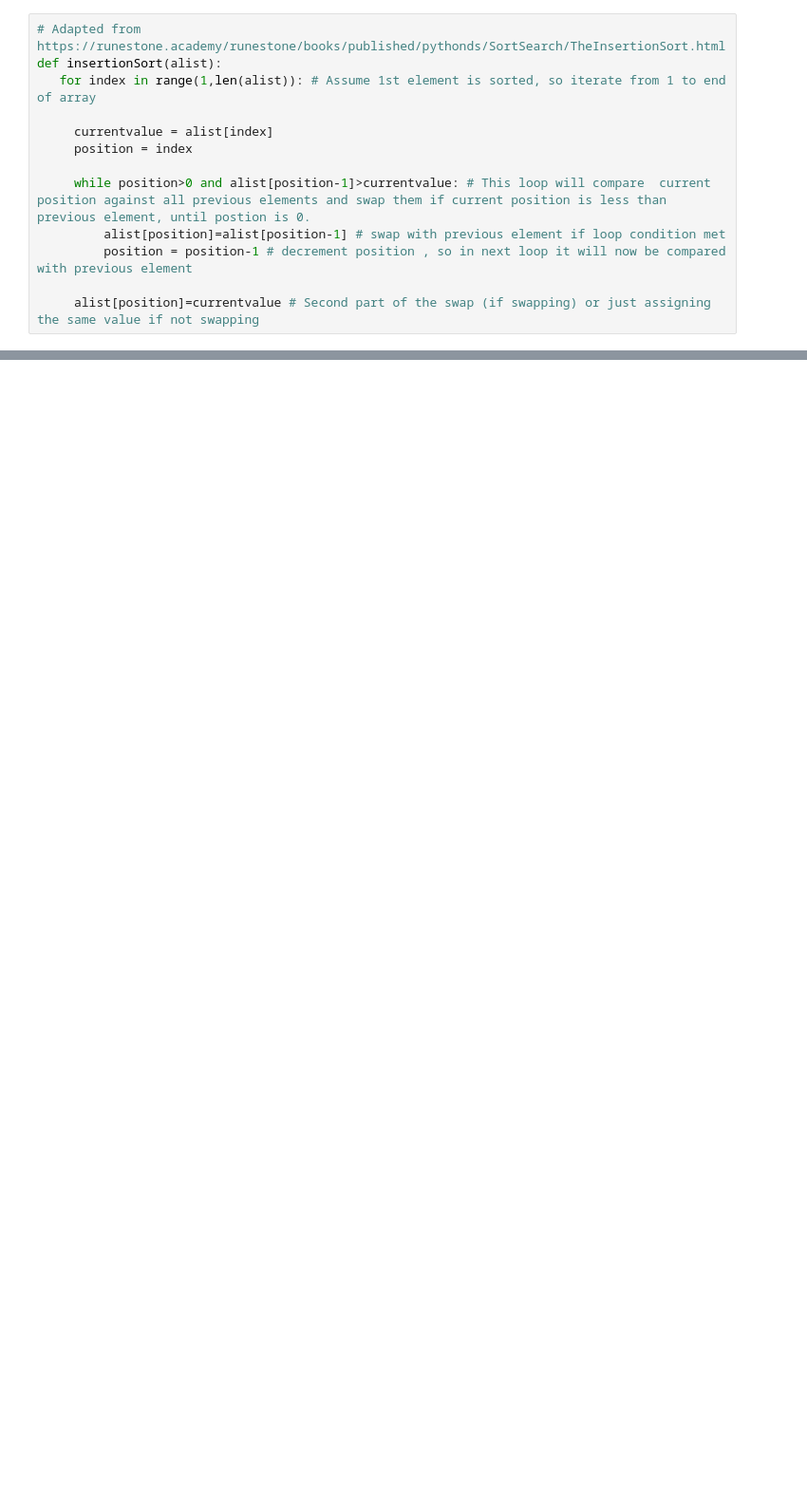
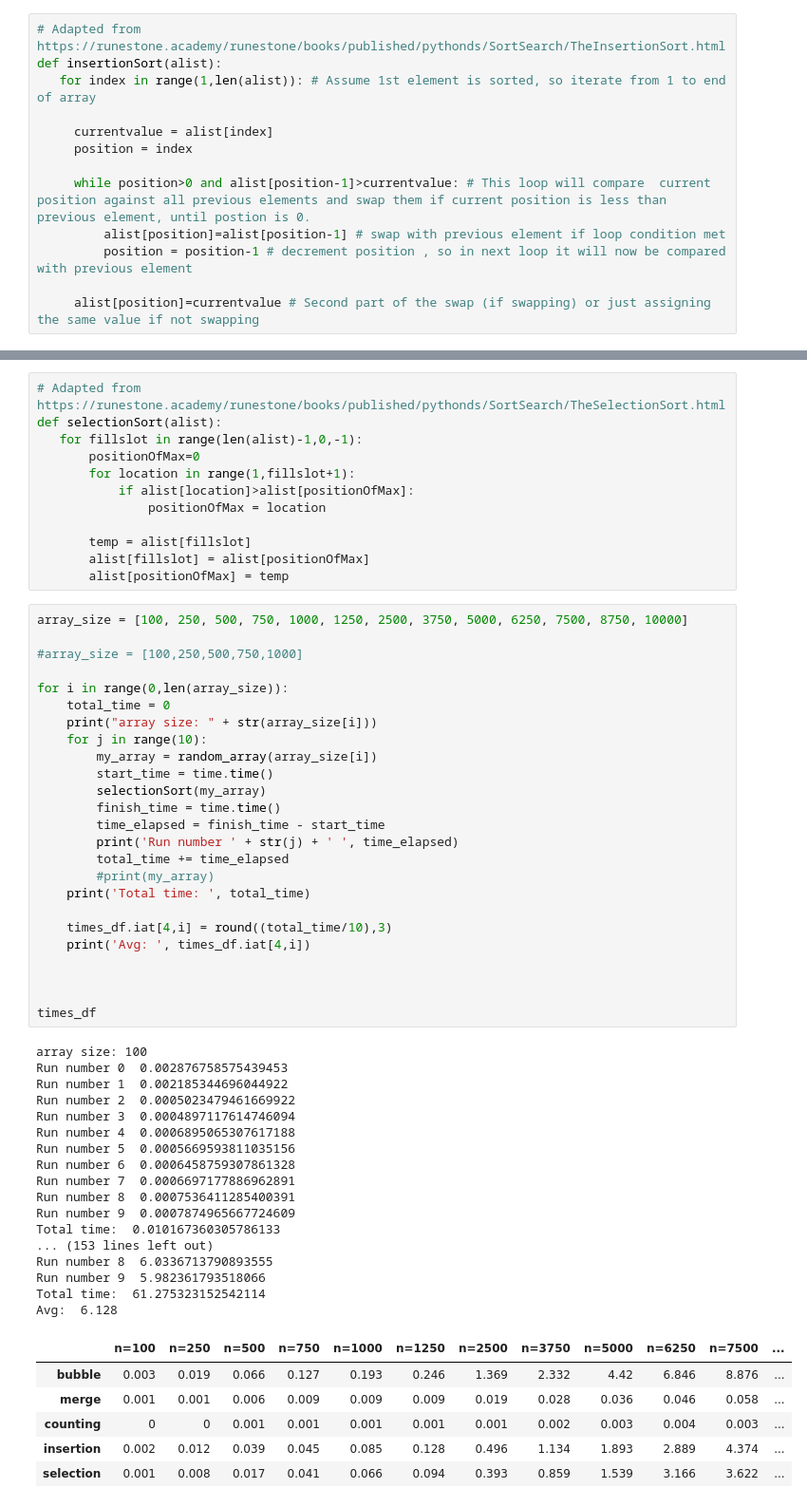
Before and after one commit to AdrianDonohoe/CTA_Project_2020, a Jupyter notebook: CTA Project 2020.ipynb, the cells around one changed output, grey strips where cells are left out. Shown at 95% size. Saved outputs shown, nothing was run; the diff lists cells and outputs as text; blank space fills up the shorter version.

```diff
--- a/CTA Project 2020.ipynb
+++ b/CTA Project 2020.ipynb
@@ -352,0 +328,61 @@ After increments of size 1 The list is [0, 0, 2, 2, 4, 4, 6, 7, 8, 9, 12, 15, 15
+# %%
+# Adapted from https://runestone.academy/runestone/books/published/pythonds/SortSearch/TheSelectionSort.html
+def selectionSort(alist):
+   for fillslot in range(len(alist)-1,0,-1):
+       positionOfMax=0
+       for location in range(1,fillslot+1):
+           if alist[location]>alist[positionOfMax]:
+               positionOfMax = location
+
+       temp = alist[fillslot]
+       alist[fillslot] = alist[positionOfMax]
+       alist[positionOfMax] = temp
+# %%
+array_size = [100, 250, 500, 750, 1000, 1250, 2500, 3750, 5000, 6250, 7500, 8750, 10000]
+
+#array_size = [100,250,500,750,1000]
+
+for i in range(0,len(array_size)):
+    total_time = 0
+    print("array size: " + str(array_size[i]))
+    for j in range(10):
+        my_array = random_array(array_size[i])
+        start_time = time.time()
+        selectionSort(my_array)
+        finish_time = time.time()
+        time_elapsed = finish_time - start_time
+        print('Run number ' + str(j) + ' ', time_elapsed)
+        total_time += time_elapsed
+        #print(my_array)
+    print('Total time: ', total_time)
+
+    times_df.iat[4,i] = round((total_time/10),3)
+    print('Avg: ', times_df.iat[4,i])
+
+
+
+times_df
+# %% [output]
+array size: 100
+Run number 0  0.002876758575439453
+Run number 1  0.002185344696044922
+Run number 2  0.0005023479461669922
+Run number 3  0.0004897117614746094
+Run number 4  0.0006895065307617188
+Run number 5  0.0005669593811035156
+Run number 6  0.0006458759307861328
+Run number 7  0.0006697177886962891
+Run number 8  0.0007536411285400391
+Run number 9  0.0007874965667724609
+Total time:  0.010167360305786133
+... (153 lines left out)
+Run number 8  6.0336713790893555
+Run number 9  5.982361793518066
+Total time:  61.275323152542114
+Avg:  6.128
+|  | n=100 | n=250 | n=500 | n=750 | n=1000 | n=1250 | n=2500 | n=3750 | n=5000 | n=6250 | n=7500 | ... |
+| bubble | 0.003 | 0.019 | 0.066 | 0.127 | 0.193 | 0.246 | 1.369 | 2.332 | 4.42 | 6.846 | 8.876 | ... |
+| merge | 0.001 | 0.001 | 0.006 | 0.009 | 0.009 | 0.009 | 0.019 | 0.028 | 0.036 | 0.046 | 0.058 | ... |
+| counting | 0 | 0 | 0.001 | 0.001 | 0.001 | 0.001 | 0.001 | 0.002 | 0.003 | 0.004 | 0.003 | ... |
+| insertion | 0.002 | 0.012 | 0.039 | 0.045 | 0.085 | 0.128 | 0.496 | 1.134 | 1.893 | 2.889 | 4.374 | ... |
+| selection | 0.001 | 0.008 | 0.017 | 0.041 | 0.066 | 0.094 | 0.393 | 0.859 | 1.539 | 3.166 | 3.622 | ... |
```
Also changed, not shown: parts of 12 cells of this notebook.
